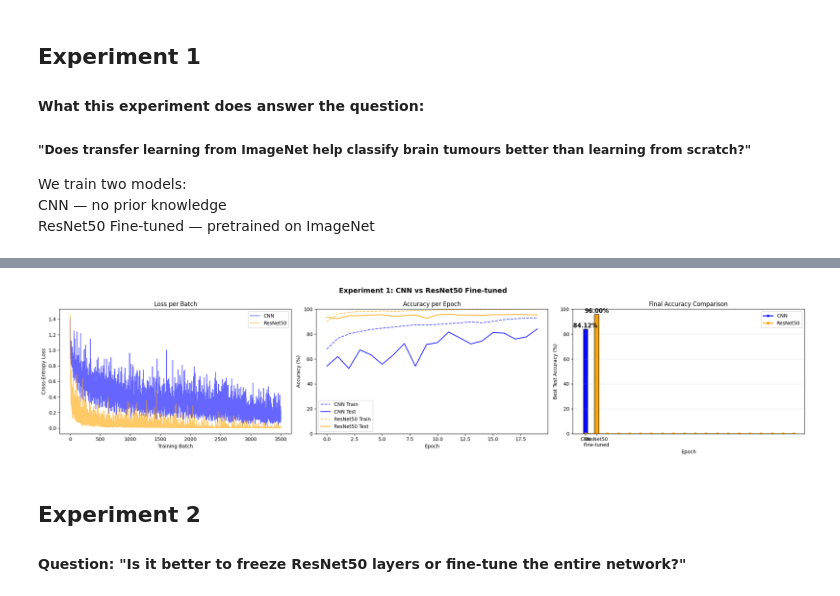
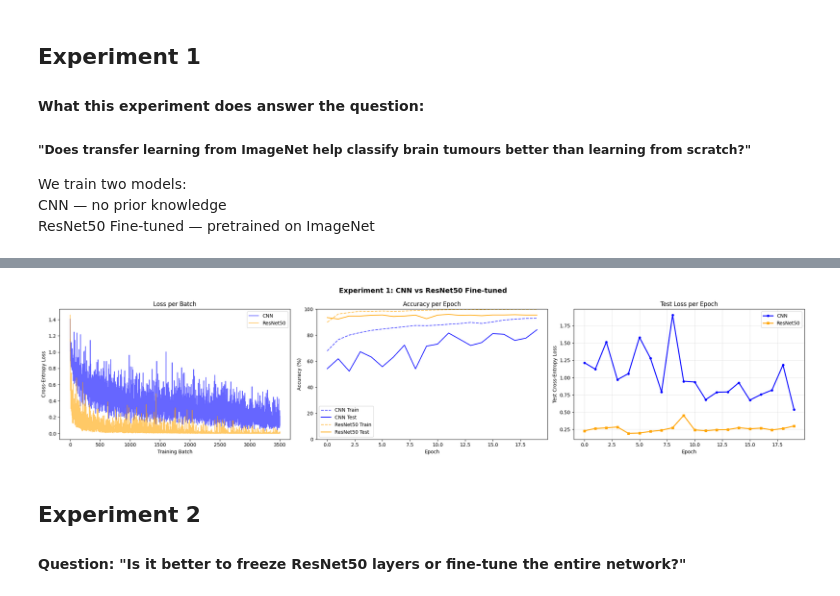
Before and after one commit to SrujanaJasmine/CIFAR-10_IMAGE_CLASSIFICATION, a Jupyter notebook: NNDL_CW_Part2_v3.ipynb, the cells around one changed output, grey strips where cells are left out. Drawn from its saved outputs; the diff is of its cells as text; code cells hidden in the pictures.

```diff
--- a/NNDL_CW_Part2_v3.ipynb
+++ b/NNDL_CW_Part2_v3.ipynb
@@ -325,6 +324,8 @@ def train_model(model, train_loader, test_loader,
                 images = images.to(device)
                 labels = labels.to(device)
                 outputs = model(images)
+                loss = criterion(outputs, labels)
+                test_loss_sum += loss.item() * images.size(0)
                 _, predicted = torch.max(outputs, 1)
                 correct_test += (predicted == labels).sum().item()
                 total_test += labels.size(0)
@@ -455,55 +456,34 @@ axes[1].plot(res_test_accs,
              color='orange')
 axes[1].set_xlabel('Epoch')
 axes[1].set_ylabel('Accuracy (%)')
 axes[1].set_title('Accuracy per Epoch')
 axes[1].legend()
 axes[1].set_ylim(0, 100)
 
 # Plot 3 Test loss per epoch
 axes[2].plot(cnn_test_losses,
              label='CNN',
              color='blue',
              linewidth=2,
              marker='o',
              markersize=4)
 axes[2].plot(res_test_losses,
              label='ResNet50',
              color='orange',
              linewidth=2,
              marker='s',
              markersize=4)
 axes[2].set_xlabel('Epoch')
 axes[2].set_ylabel('Test Cross-Entropy Loss')
 axes[2].set_title('Test Loss per Epoch')
 axes[2].legend()
 axes[2].grid(True, alpha=0.3)
 
-# Plot 4 Accuracy comparison
-model_names = ['CNN', 'ResNet50\nFine-tuned']
-best_accs   = [cnn_best, res_best]
-colors      = ['blue', 'orange']
-bars = axes[2].bar(model_names, best_accs,
-                   color=colors,
-                   edgecolor='black',
-                   width=0.4)
-axes[2].set_ylabel('Best Test Accuracy (%)')
-axes[2].set_title('Final Accuracy Comparison')
-axes[2].set_ylim(0, 100)
-
-for bar, acc in zip(bars, best_accs):
-    axes[2].text(
-        bar.get_x() + bar.get_width()/2,
-        bar.get_height() + 1,
-        f'{acc:.2f}%',
-        ha='center',
-        fontweight='bold',
-        fontsize=12)
-
 plt.tight_layout()
 plt.savefig('experiment1_results.png',dpi=150, bbox_inches='tight')
 plt.show()
 # %% [output]
-[figure, old version]
+[figure, new version]
 # %% [markdown]
 ## Experiment 2
 #### Question: "Is it better to freeze ResNet50 layers or fine-tune the entire network?"
```
Also changed, not shown: parts of 5 cells of this notebook.
